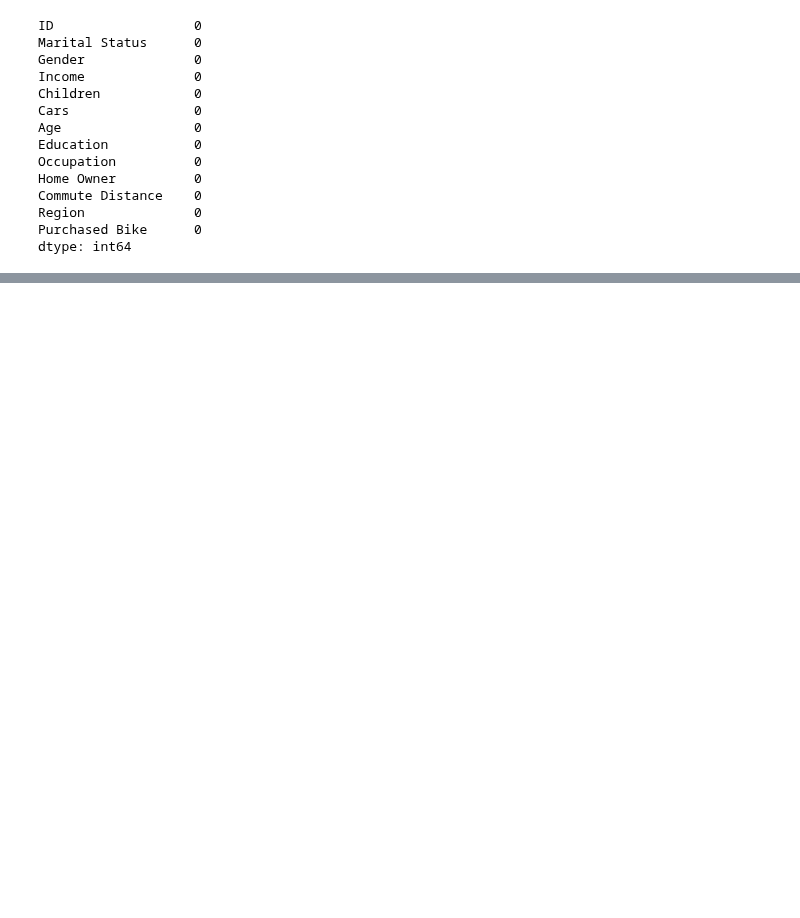
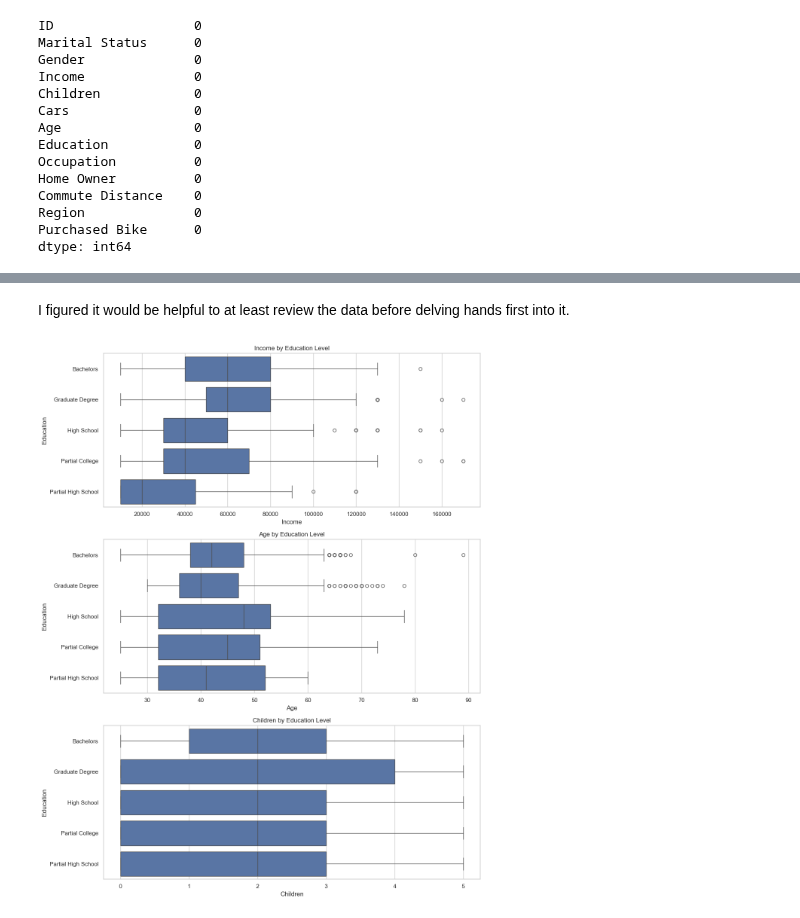
Before and after one commit to DanLightner/BUSA321, a Jupyter notebook: BUSA321/bikebuyers_Lightner.ipynb, the cells around one changed output, grey strips where cells are left out. Cells and saved outputs as stored; diff of their text form; code cells hidden in the pictures; blank space fills up the shorter version.

```diff
--- a/BUSA321/bikebuyers_Lightner.ipynb
+++ b/BUSA321/bikebuyers_Lightner.ipynb
@@ -83,0 +156,23 @@ need to add more
+# %% [markdown]
+I figured it would be helpful to at least review the data before delving hands first into it.
+# %%
+import seaborn as sns
+import matplotlib.pyplot as plt
+
+sns.set(style="whitegrid")
+
+fig, axes = plt.subplots(nrows=3, ncols=1, figsize=(12, 15))
+
+sns.boxplot(x='Income', y='Education', data=df, orient='h', ax=axes[0])
+axes[0].set_title('Income by Education Level')
+
+sns.boxplot(x='Age', y='Education', data=df, orient='h', ax=axes[1])
+axes[1].set_title('Age by Education Level')
+sns.boxplot(x='Children', y='Education', data=df, orient='h', ax=axes[2])
+axes[2].set_title('Children by Education Level')
+
+
+plt.tight_layout()
+plt.show()
+# %% [output]
+[figure, added]
```
Also changed, not shown: parts of 23 cells of this notebook.
